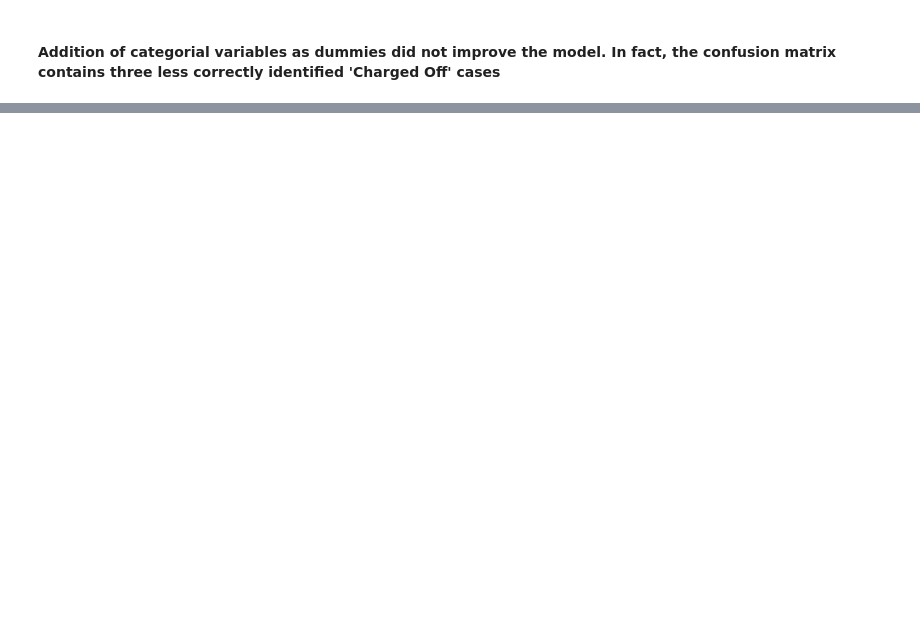
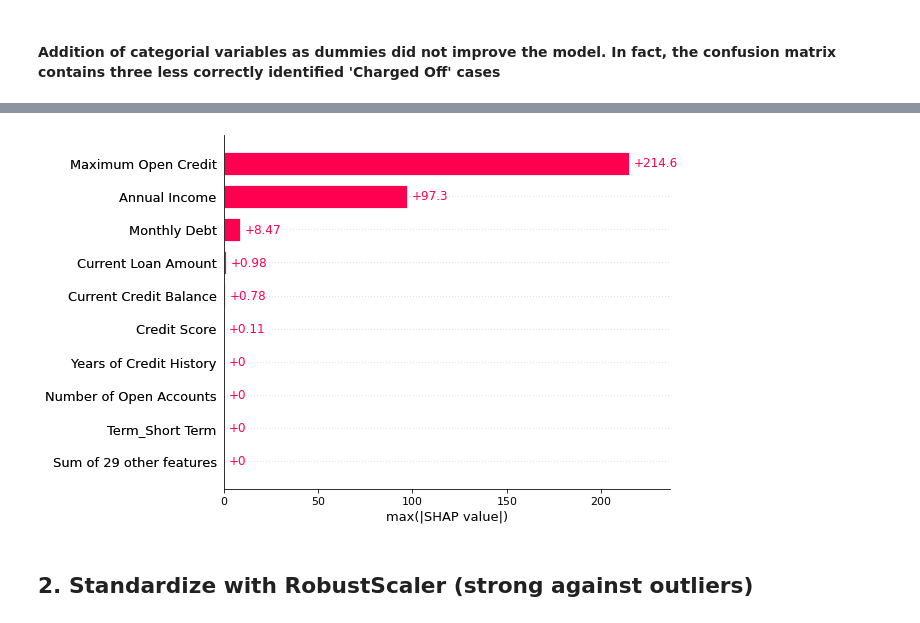
Before and after one commit to katya-stanzy/LoanDataShowcase, a Jupyter notebook: 5. Classification.ipynb, the cells around one changed output, grey strips where cells are left out. Cells and saved outputs as stored; diff of their text form; code cells hidden in the pictures; blank space fills up the shorter version.

```diff
--- a/5. Classification.ipynb
+++ b/5. Classification.ipynb
@@ -97,0 +121,4 @@ weighted avg       0.76      0.72      0.68     30462
+# %%
+shap.plots.bar(shap_values.abs.max(0)) # use max absolute value
+# %% [output]
+[figure, added]
@@ -98 +128,3 @@ weighted avg       0.76      0.72      0.68     30462
+# %% [markdown]
+## 2. Standardize with RobustScaler (strong against outliers)
 # %%
```
Also changed, not shown: parts of 40 cells of this notebook, 5 other files.
